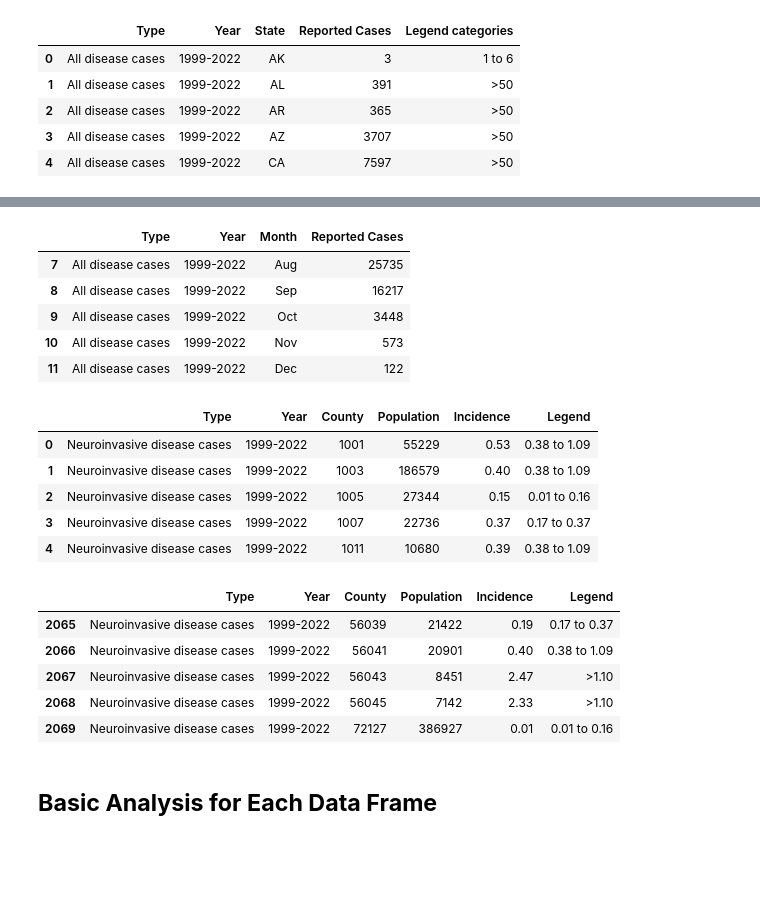
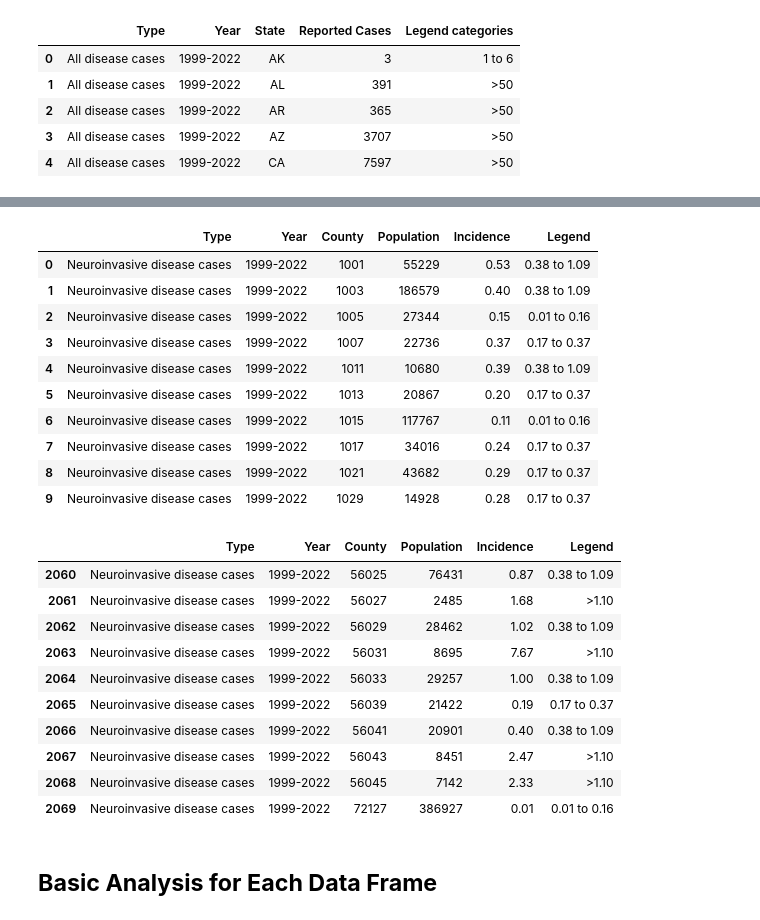
Before and after one commit to lcmortech/data_science, a Jupyter notebook: other_projects/westnile.ipynb, the cells around one changed output, grey strips where cells are left out. Drawn from its saved outputs; the diff is of its cells as text; code cells hidden in the pictures; blank space fills up the shorter version.

```diff
--- a/other_projects/westnile.ipynb
+++ b/other_projects/westnile.ipynb
@@ -108,25 +117,26 @@ df5.head()
-# %%
-df5.tail()
-# %% [output]
-|  | Type | Year | Month | Reported Cases |
-| 7 | All disease cases | 1999-2022 | Aug | 25735 |
-| 8 | All disease cases | 1999-2022 | Sep | 16217 |
-| 9 | All disease cases | 1999-2022 | Oct | 3448 |
-| 10 | All disease cases | 1999-2022 | Nov | 573 |
-| 11 | All disease cases | 1999-2022 | Dec | 122 |
 # %%
-df6.head()
+df6.head(10)
 # %% [output]
 |  | Type | Year | County | Population | Incidence | Legend |
 | 0 | Neuroinvasive disease cases | 1999-2022 | 1001 | 55229 | 0.53 | 0.38 to 1.09 |
 | 1 | Neuroinvasive disease cases | 1999-2022 | 1003 | 186579 | 0.40 | 0.38 to 1.09 |
 | 2 | Neuroinvasive disease cases | 1999-2022 | 1005 | 27344 | 0.15 | 0.01 to 0.16 |
 | 3 | Neuroinvasive disease cases | 1999-2022 | 1007 | 22736 | 0.37 | 0.17 to 0.37 |
 | 4 | Neuroinvasive disease cases | 1999-2022 | 1011 | 10680 | 0.39 | 0.38 to 1.09 |
+| 5 | Neuroinvasive disease cases | 1999-2022 | 1013 | 20867 | 0.20 | 0.17 to 0.37 |
+| 6 | Neuroinvasive disease cases | 1999-2022 | 1015 | 117767 | 0.11 | 0.01 to 0.16 |
+| 7 | Neuroinvasive disease cases | 1999-2022 | 1017 | 34016 | 0.24 | 0.17 to 0.37 |
+| 8 | Neuroinvasive disease cases | 1999-2022 | 1021 | 43682 | 0.29 | 0.17 to 0.37 |
+| 9 | Neuroinvasive disease cases | 1999-2022 | 1029 | 14928 | 0.28 | 0.17 to 0.37 |
 # %%
-df6.tail()
+df6.tail(10)
 # %% [output]
 |  | Type | Year | County | Population | Incidence | Legend |
+| 2060 | Neuroinvasive disease cases | 1999-2022 | 56025 | 76431 | 0.87 | 0.38 to 1.09 |
+| 2061 | Neuroinvasive disease cases | 1999-2022 | 56027 | 2485 | 1.68 | >1.10 |
+| 2062 | Neuroinvasive disease cases | 1999-2022 | 56029 | 28462 | 1.02 | 0.38 to 1.09 |
+| 2063 | Neuroinvasive disease cases | 1999-2022 | 56031 | 8695 | 7.67 | >1.10 |
+| 2064 | Neuroinvasive disease cases | 1999-2022 | 56033 | 29257 | 1.00 | 0.38 to 1.09 |
 | 2065 | Neuroinvasive disease cases | 1999-2022 | 56039 | 21422 | 0.19 | 0.17 to 0.37 |
 | 2066 | Neuroinvasive disease cases | 1999-2022 | 56041 | 20901 | 0.40 | 0.38 to 1.09 |
 | 2067 | Neuroinvasive disease cases | 1999-2022 | 56043 | 8451 | 2.47 | >1.10 |
```
Also changed, not shown: parts of 4 cells of this notebook.
